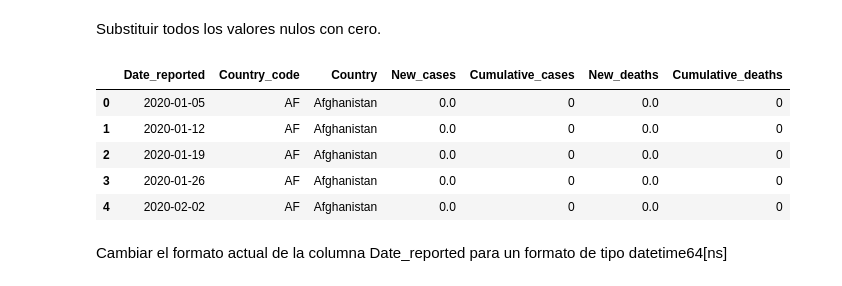
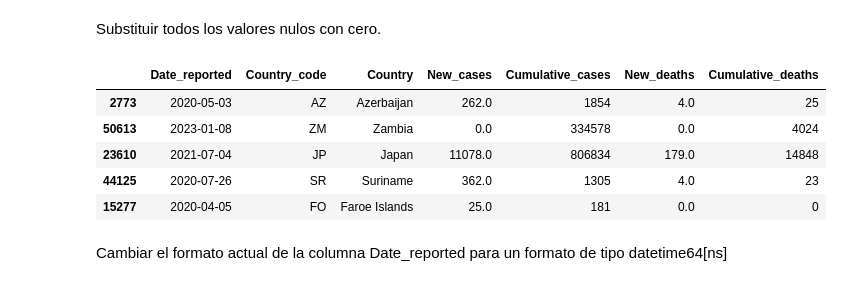
Before and after one commit to wilferalexander/Covid19, a Jupyter notebook: Covid19.ipynb, the cells around one changed output. Cells and saved outputs as stored; diff of their text form; code cells hidden in the pictures.

```diff
--- a/Covid19.ipynb
+++ b/Covid19.ipynb
@@ -276,15 +276,15 @@ Substituir todos los valores nulos con cero.
 # %%
 # Reemplazamos todos los valores nulos con cero en el DataFrame
 df_covid_limpio = df_covid_limpio.fillna(0)
 # Mostramos las primeras filas del DataFrame resultante
-df_covid_limpio.head()
+df_covid_limpio.sample(5)
 # %% [output]
 |  | Date_reported | Country_code | Country | New_cases | Cumulative_cases | New_deaths | Cumulative_deaths |
-| 0 | 2020-01-05 | AF | Afghanistan | 0.0 | 0 | 0.0 | 0 |
-| 1 | 2020-01-12 | AF | Afghanistan | 0.0 | 0 | 0.0 | 0 |
-| 2 | 2020-01-19 | AF | Afghanistan | 0.0 | 0 | 0.0 | 0 |
-| 3 | 2020-01-26 | AF | Afghanistan | 0.0 | 0 | 0.0 | 0 |
-| 4 | 2020-02-02 | AF | Afghanistan | 0.0 | 0 | 0.0 | 0 |
+| 2773 | 2020-05-03 | AZ | Azerbaijan | 262.0 | 1854 | 4.0 | 25 |
+| 50613 | 2023-01-08 | ZM | Zambia | 0.0 | 334578 | 0.0 | 4024 |
+| 23610 | 2021-07-04 | JP | Japan | 11078.0 | 806834 | 179.0 | 14848 |
+| 44125 | 2020-07-26 | SR | Suriname | 362.0 | 1305 | 4.0 | 23 |
+| 15277 | 2020-04-05 | FO | Faroe Islands | 25.0 | 181 | 0.0 | 0 |
 # %% [markdown]
 Cambiar el formato actual de la columna Date_reported para un formato de tipo datetime64[ns]
 # %%
```
Also changed, not shown: parts of 17 cells of this notebook.
